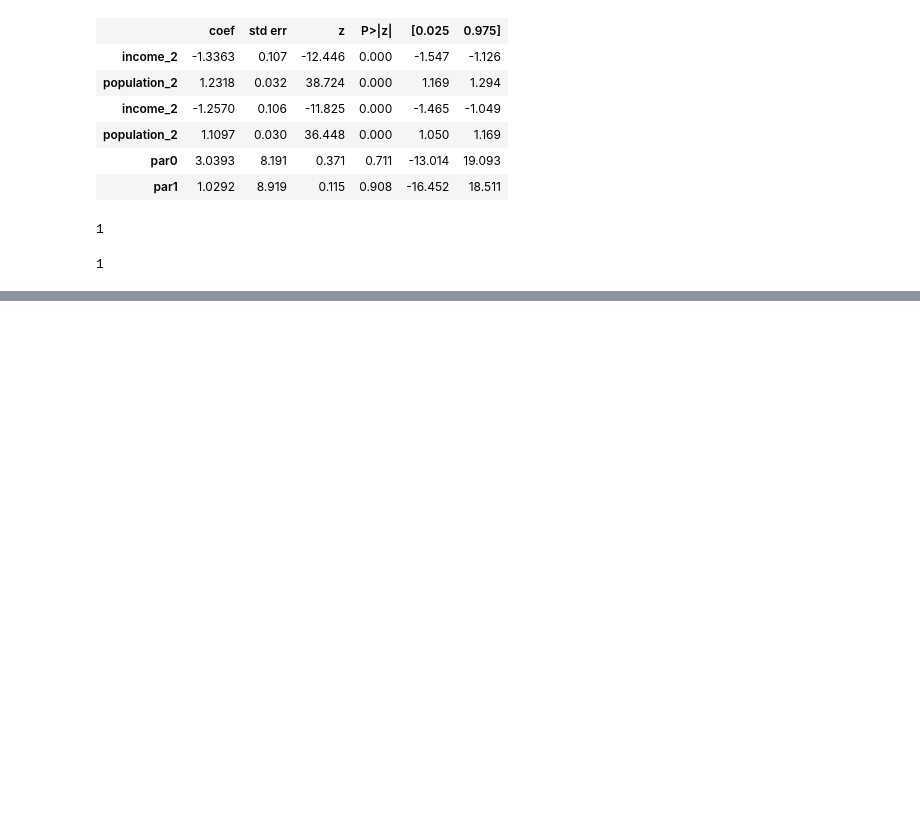
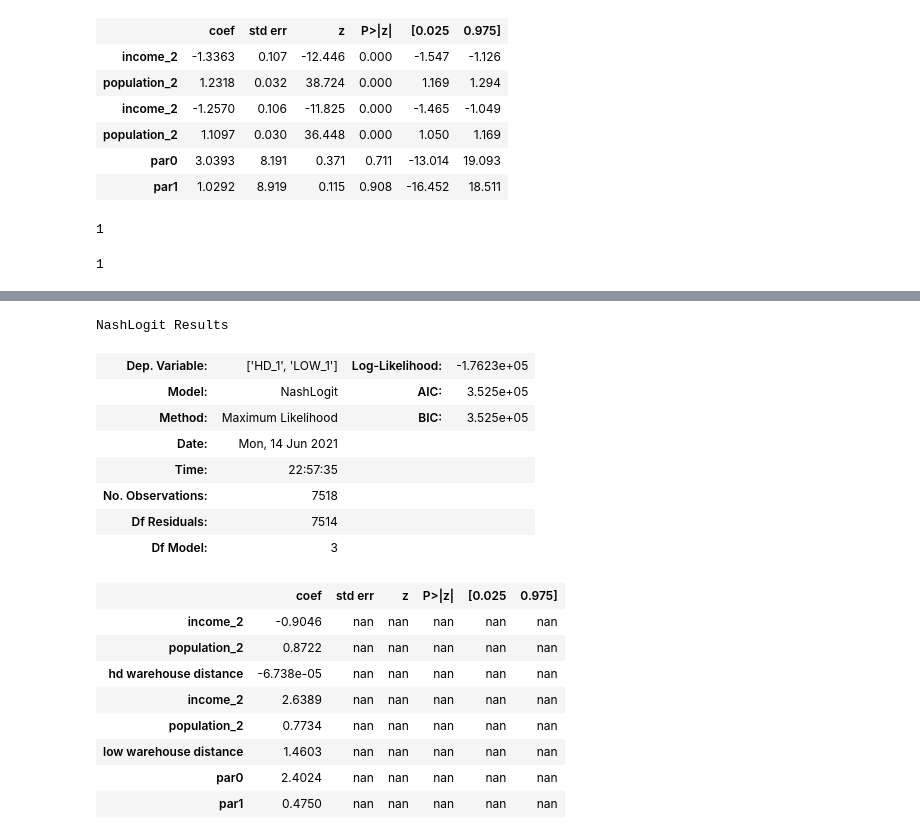
Before and after one commit to ericschulman/entry_games, a Jupyter notebook: estimation/model_fit_v2.ipynb, the cells around one changed output, grey strips where cells are left out. Drawn from its saved outputs; the diff is of its cells as text; code cells hidden in the pictures; blank space fills up the shorter version.

```diff
--- a/estimation/model_fit_v2.ipynb
+++ b/estimation/model_fit_v2.ipynb
@@ -94,3 +91,19 @@ bootstrap_test_model = selection_tests.bootstrap_test(y,x,selection_tests.setup_
 bootstrap_test_model
 # %% [output]
 1
+# %%
+# Add warehouse data
+entry2_data = pd.read_csv("entry_loc2.csv")
+entry2_data = entry2_data.dropna()
+entry2_data['HD_1'] = 1*(entry2_data['HD'] > 0)
+entry2_data['LOW_1'] = 1*(entry2_data['LOW'] > 0)
+entry2_data['income_2'] = np.log(1 + entry2_data['income_per_capita'])
+entry2_data['population_2'] = np.log(1 + entry2_data['population'])
+entry2_data = entry2_data[(entry2_data['population']>=2000) & (entry2_data['income_per_capita']>=15000)]
+# %%
+# Fit the NashLogit model
+x = entry2_data[['income_2','population_2','hd warehouse distance', 'income_2','population_2','low warehouse distance']].copy()
+y = entry2_data[['HD_1','LOW_1']]
+NashLogit_model = selection_tests.NashLogit(y,x).fit(xtol=1e-6,ftol=1e-6)
+NashLogit_model.summary()
+# %% [output]
@@ -96,0 +111,18 @@ bootstrap_test_model
+NashLogit Results
+| Dep. Variable: | ['HD_1', 'LOW_1'] | Log-Likelihood: | -1.7623e+05 |
+| Model: | NashLogit | AIC: | 3.525e+05 |
+| Method: | Maximum Likelihood | BIC: | 3.525e+05 |
+| Date: | Mon, 14 Jun 2021 |  |  |
+| Time: | 22:57:35 |  |  |
+| No. Observations: | 7518 |  |  |
+| Df Residuals: | 7514 |  |  |
+| Df Model: | 3 |  |  |
+|  | coef | std err | z | P>|z| | [0.025 | 0.975] |
+| income_2 | -0.9046 | nan | nan | nan | nan | nan |
+| population_2 | 0.8722 | nan | nan | nan | nan | nan |
+| hd warehouse distance | -6.738e-05 | nan | nan | nan | nan | nan |
+| income_2 | 2.6389 | nan | nan | nan | nan | nan |
+| population_2 | 0.7734 | nan | nan | nan | nan | nan |
+| low warehouse distance | 1.4603 | nan | nan | nan | nan | nan |
+| par0 | 2.4024 | nan | nan | nan | nan | nan |
+| par1 | 0.4750 | nan | nan | nan | nan | nan |
```
Also changed, not shown: parts of 5 cells of this notebook, 4 other files.
